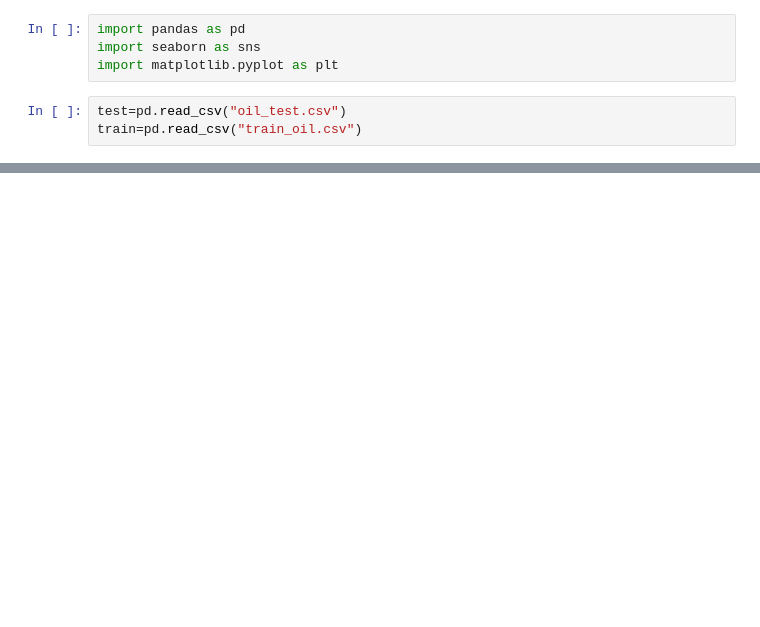
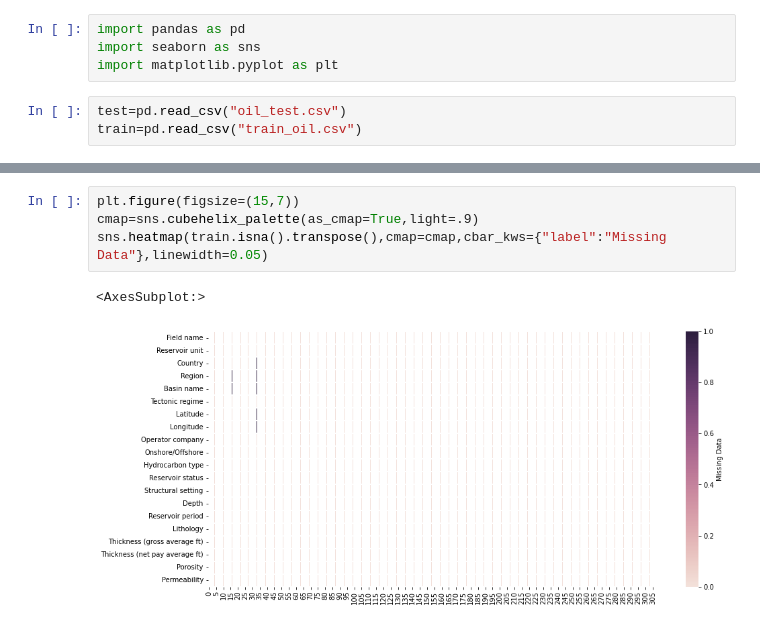
Before and after one commit to DirectNezu/Oilgas-field-prediction, a Jupyter notebook: Oilgas-field-prediction.ipynb, the cells around one changed output, grey strips where cells are left out. Saved outputs shown, nothing was run; the diff lists cells and outputs as text; blank space fills up the shorter version.

Commit message:
analyzed data

```diff
--- a/Oilgas-field-prediction.ipynb
+++ b/Oilgas-field-prediction.ipynb
@@ -25,0 +73,7 @@ train.head()
+# %%
+plt.figure(figsize=(15,7))
+cmap=sns.cubehelix_palette(as_cmap=True,light=.9)
+sns.heatmap(train.isna().transpose(),cmap=cmap,cbar_kws={"label":"Missing Data"},linewidth=0.05)
+# %% [output]
+<AxesSubplot:>
+[figure, added]
```
Also changed, not shown: parts of 25 cells of this notebook.
